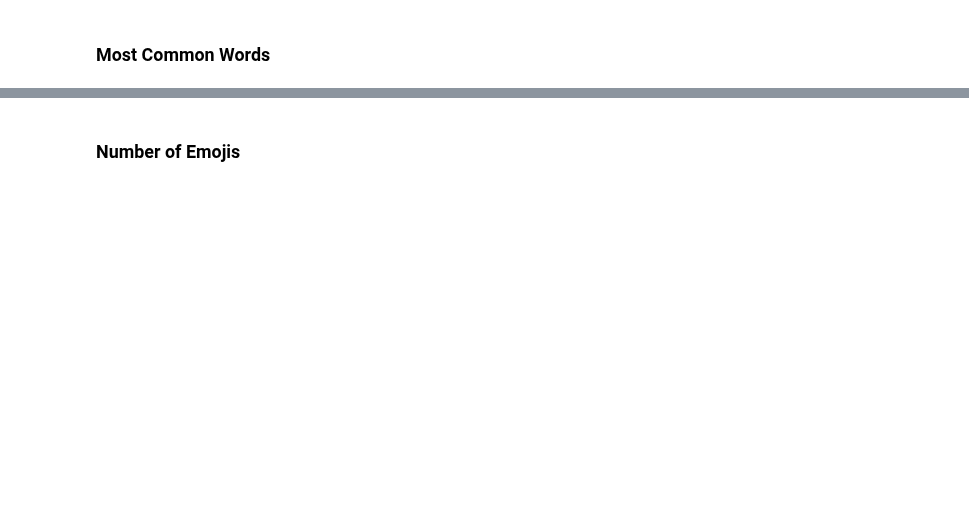
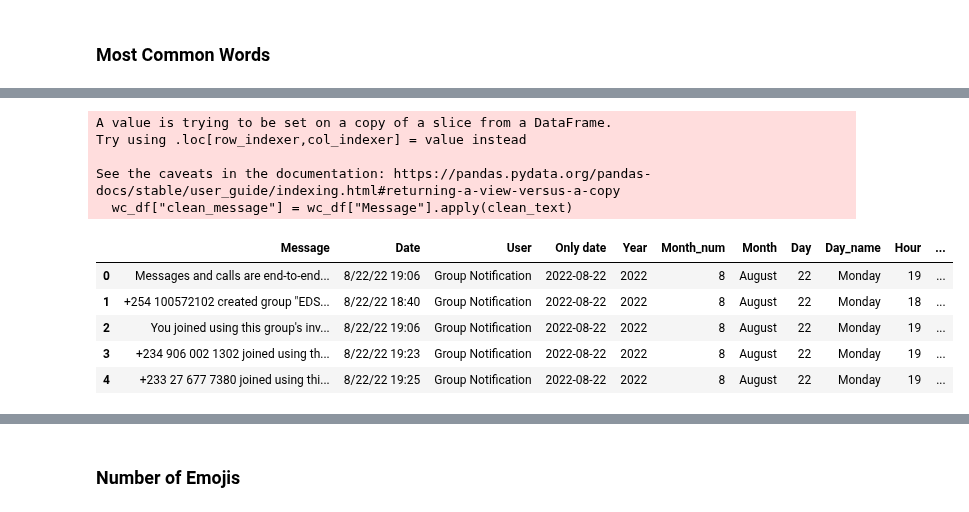
Before and after one commit to lawalsegun2025/whatsapp_chat_analyzer, a Jupyter notebook: whatsapp_chat_analysis.ipynb, the cells around one changed output, grey strips where cells are left out. Cells and saved outputs as stored; diff of their text form; code cells hidden in the pictures; blank space fills up the shorter version.

```diff
--- a/whatsapp_chat_analysis.ipynb
+++ b/whatsapp_chat_analysis.ipynb
@@ -366,34 +540,46 @@ wc_df
 # %%
 # Clean text
 def clean_text(text):
     # Remove punctuations
     text = "".join([word.lower() for word in text if word not in punct])
 
     # Remove any other signs
     text = " ".join(re.split('\W+', text))
 
     # Remove numerial leaving only aplabets
     text = re.sub('[^A-Za-z]+', ' ', str(text))
 
     # Remove links and websites
-    text = re.sub(r"http\S+", "", text)
-    text = re.sub(r"www.\S+", "", text)
+    text = re.sub("(http)\S+", " ", str(text))
+    text = re.sub("(www)\S+", " ", str(text))
 
     text = text.split()
 
     # Remove stopwords
     text = [word for word in text if word not in stopwords]
 
     # lemmatize
     text = [wn.lemmatize(word) for word in text]
 
     #
     text = " ".join([word for word in text])
 
     return text
 
 wc_df["clean_message"] = wc_df["Message"].apply(clean_text)
 wc_df.head()
+# %% [output]
+A value is trying to be set on a copy of a slice from a DataFrame.
+Try using .loc[row_indexer,col_indexer] = value instead
+
+See the caveats in the documentation: https://pandas.pydata.org/pandas-docs/stable/user_guide/indexing.html#returning-a-view-versus-a-copy
+  wc_df["clean_message"] = wc_df["Message"].apply(clean_text)
+|  | Message | Date | User | Only date | Year | Month_num | Month | Day | Day_name | Hour | ... |
+| 0 | Messages and calls are end-to-end... | 8/22/22 19:06 | Group Notification | 2022-08-22 | 2022 | 8 | August | 22 | Monday | 19 | ... |
+| 1 | +254 100572102 created group "EDS... | 8/22/22 18:40 | Group Notification | 2022-08-22 | 2022 | 8 | August | 22 | Monday | 18 | ... |
+| 2 | You joined using this group's inv... | 8/22/22 19:06 | Group Notification | 2022-08-22 | 2022 | 8 | August | 22 | Monday | 19 | ... |
+| 3 | +234 906 002 1302 joined using th... | 8/22/22 19:23 | Group Notification | 2022-08-22 | 2022 | 8 | August | 22 | Monday | 19 | ... |
+| 4 | +233 27 677 7380 joined using thi... | 8/22/22 19:25 | Group Notification | 2022-08-22 | 2022 | 8 | August | 22 | Monday | 19 | ... |
 # %%
 # Get top 20 words
 
```
Also changed, not shown: parts of 38 cells of this notebook.
